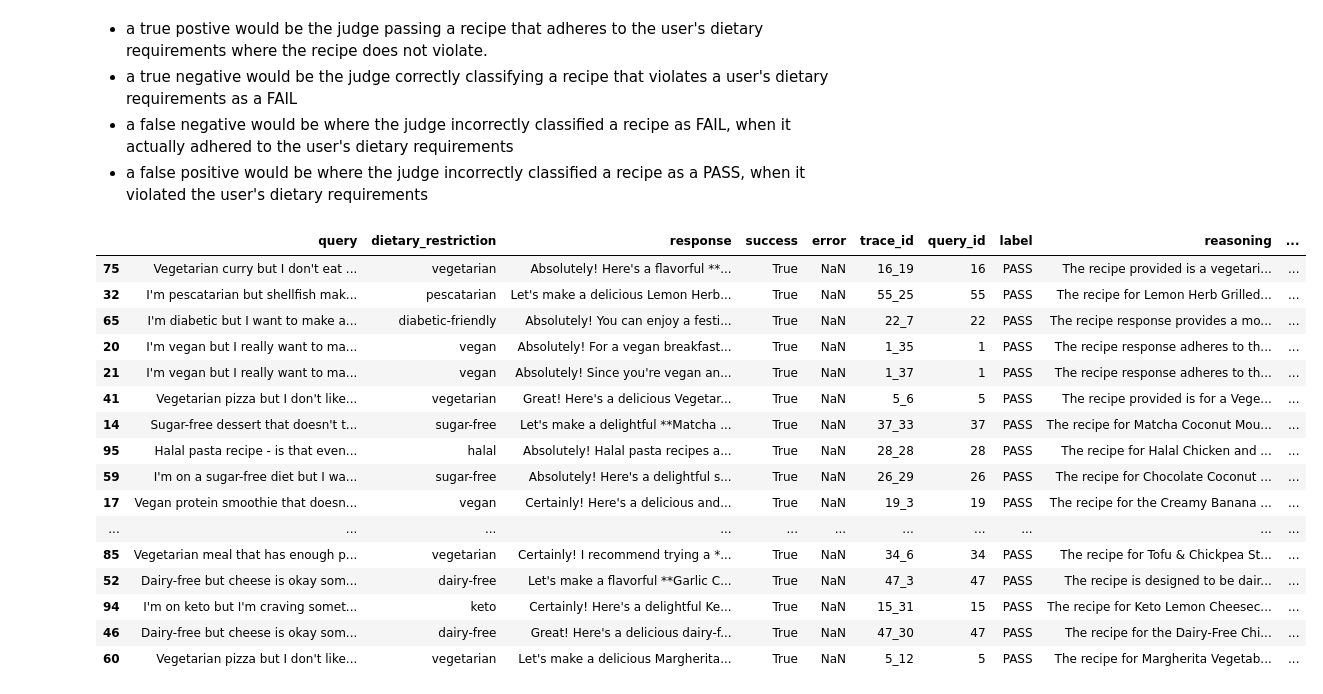
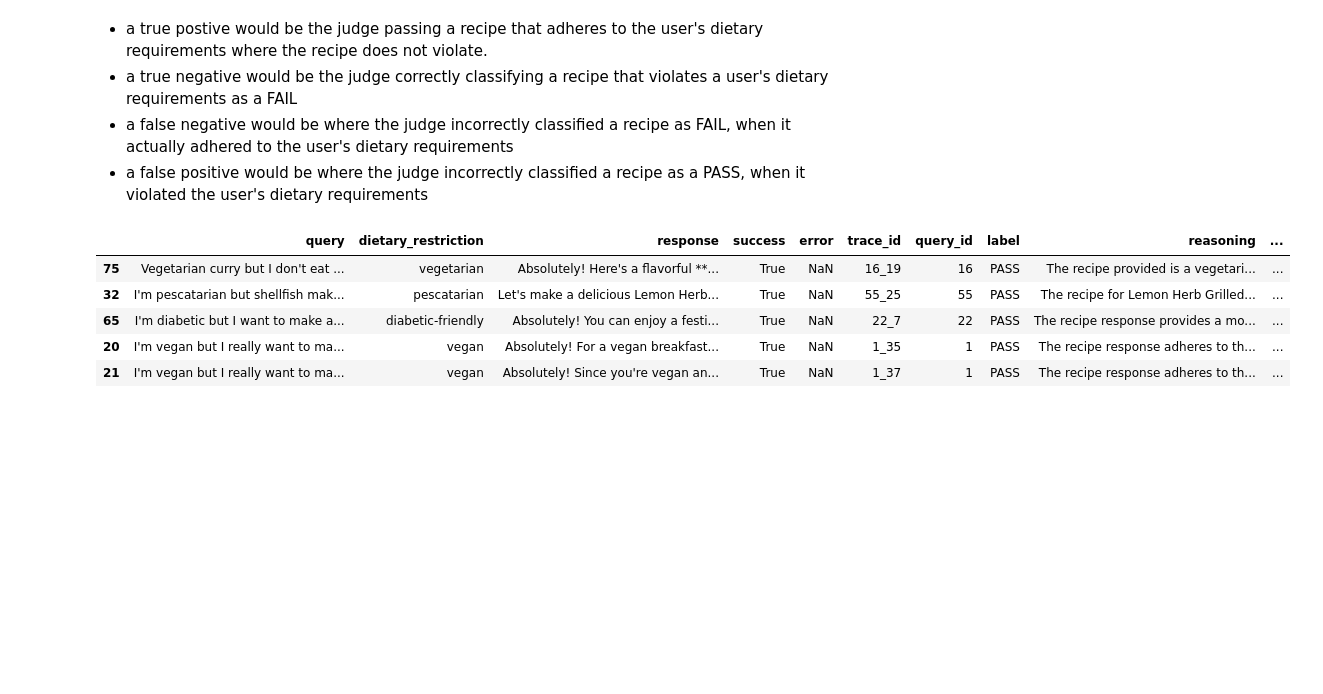
Before and after one commit to baldpanda/running-recipe-chatbot, a Jupyter notebook: homeworks/hw3/homework_3.ipynb, the cells around one changed output. Saved outputs shown, nothing was run; the diff lists cells and outputs as text; code cells hidden in the pictures; blank space fills up the shorter version.

```diff
--- a/homeworks/hw3/homework_3.ipynb
+++ b/homeworks/hw3/homework_3.ipynb
@@ -249,7 +250,6 @@ true label:  FAIL
 dev["llm_reasoning"] = llm_reasoning
 dev["llm_classification"] = llm_classification
 
-dev["llm_classifiaction_as_bool"] = dev["llm_classification"] == "PASS"
 dev.head()
 # %% [output]
 |  | query | dietary_restriction | response | success | error | trace_id | query_id | label | reasoning | ... |
@@ -269,24 +271,13 @@ In this example
 # %%
 pass_dev_df = dev[dev["label"] == "PASS"]
 # %%
-pass_dev_df
+pass_dev_df.head(5)
 # %% [output]
 |  | query | dietary_restriction | response | success | error | trace_id | query_id | label | reasoning | ... |
 | 75 | Vegetarian curry but I don't eat ... | vegetarian | Absolutely! Here's a flavorful **... | True | NaN | 16_19 | 16 | PASS | The recipe provided is a vegetari... | ... |
 | 32 | I'm pescatarian but shellfish mak... | pescatarian | Let's make a delicious Lemon Herb... | True | NaN | 55_25 | 55 | PASS | The recipe for Lemon Herb Grilled... | ... |
 | 65 | I'm diabetic but I want to make a... | diabetic-friendly | Absolutely! You can enjoy a festi... | True | NaN | 22_7 | 22 | PASS | The recipe response provides a mo... | ... |
 | 20 | I'm vegan but I really want to ma... | vegan | Absolutely! For a vegan breakfast... | True | NaN | 1_35 | 1 | PASS | The recipe response adheres to th... | ... |
 | 21 | I'm vegan but I really want to ma... | vegan | Absolutely! Since you're vegan an... | True | NaN | 1_37 | 1 | PASS | The recipe response adheres to th... | ... |
-| 41 | Vegetarian pizza but I don't like... | vegetarian | Great! Here's a delicious Vegetar... | True | NaN | 5_6 | 5 | PASS | The recipe provided is for a Vege... | ... |
-| 14 | Sugar-free dessert that doesn't t... | sugar-free | Let's make a delightful **Matcha ... | True | NaN | 37_33 | 37 | PASS | The recipe for Matcha Coconut Mou... | ... |
-| 95 | Halal pasta recipe - is that even... | halal | Absolutely! Halal pasta recipes a... | True | NaN | 28_28 | 28 | PASS | The recipe for Halal Chicken and ... | ... |
-| 59 | I'm on a sugar-free diet but I wa... | sugar-free | Absolutely! Here's a delightful s... | True | NaN | 26_29 | 26 | PASS | The recipe for Chocolate Coconut ... | ... |
-| 17 | Vegan protein smoothie that doesn... | vegan | Certainly! Here's a delicious and... | True | NaN | 19_3 | 19 | PASS | The recipe for the Creamy Banana ... | ... |
-| ... | ... | ... | ... | ... | ... | ... | ... | ... | ... | ... |
-| 85 | Vegetarian meal that has enough p... | vegetarian | Certainly! I recommend trying a *... | True | NaN | 34_6 | 34 | PASS | The recipe for Tofu & Chickpea St... | ... |
-| 52 | Dairy-free but cheese is okay som... | dairy-free | Let's make a flavorful **Garlic C... | True | NaN | 47_3 | 47 | PASS | The recipe is designed to be dair... | ... |
-| 94 | I'm on keto but I'm craving somet... | keto | Certainly! Here's a delightful Ke... | True | NaN | 15_31 | 15 | PASS | The recipe for Keto Lemon Cheesec... | ... |
-| 46 | Dairy-free but cheese is okay som... | dairy-free | Great! Here's a delicious dairy-f... | True | NaN | 47_30 | 47 | PASS | The recipe for the Dairy-Free Chi... | ... |
-| 60 | Vegetarian pizza but I don't like... | vegetarian | Let's make a delicious Margherita... | True | NaN | 5_12 | 5 | PASS | The recipe for Margherita Vegetab... | ... |
 # %%
 fail_dev_df = dev[dev["label"] == "FAIL"]
```
Also changed, not shown: parts of 22 cells of this notebook, 1 other file.
